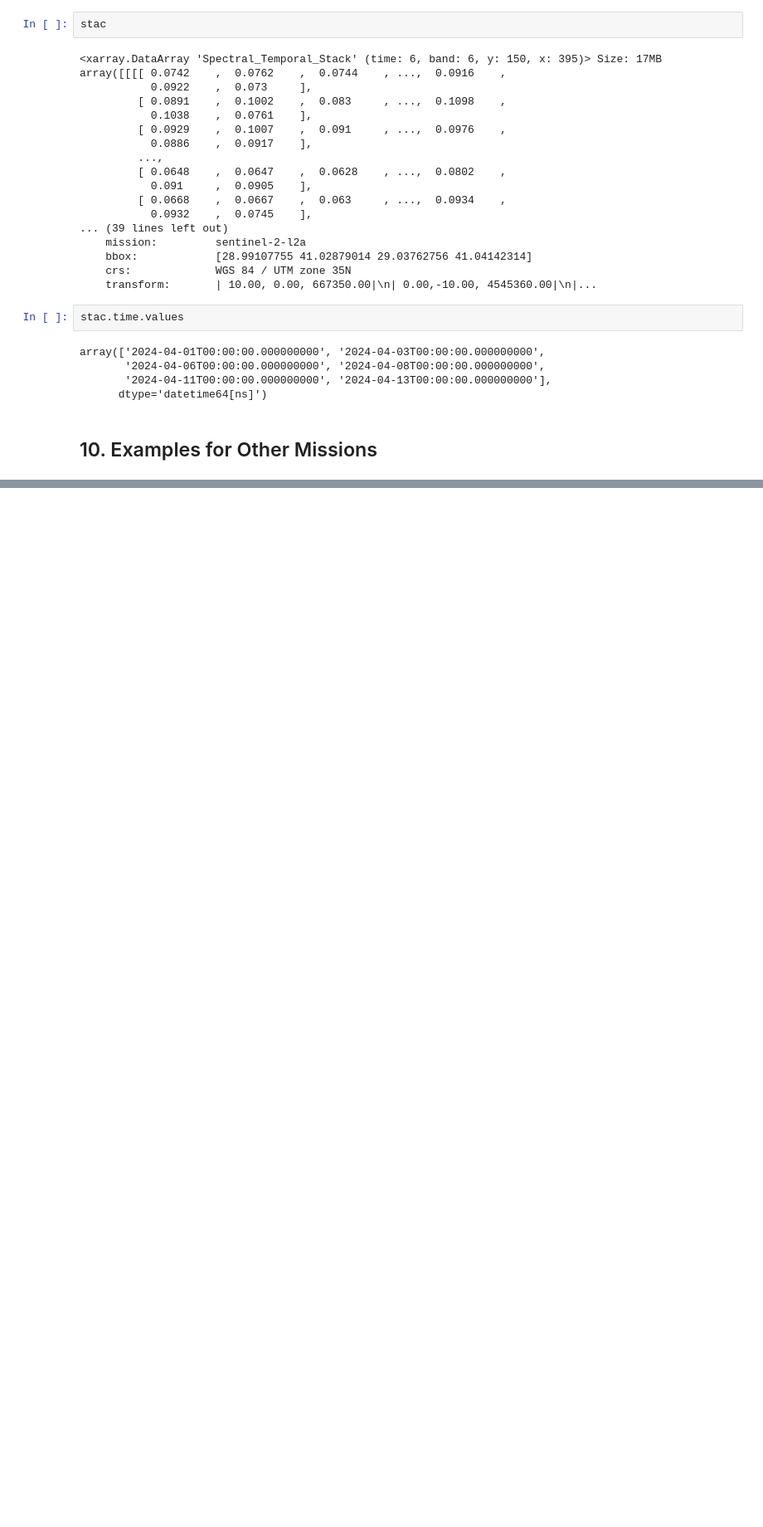
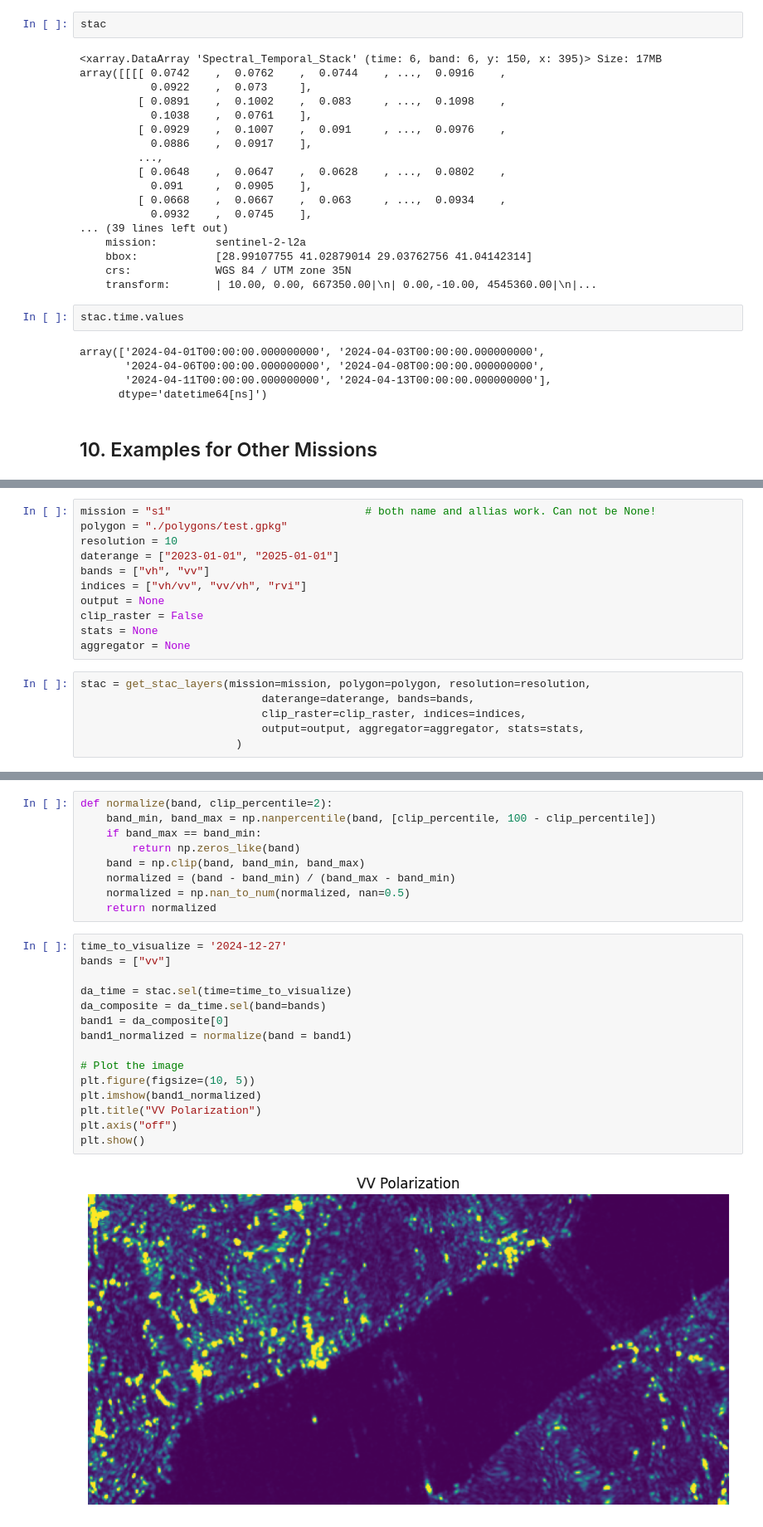
Before and after one commit to BaturalpArisoy/stac2cube, a Jupyter notebook: interactive/1_get_stac_layers.ipynb, the cells around one changed output, grey strips where cells are left out. Shown at 83% size. Saved outputs shown, nothing was run; the diff lists cells and outputs as text; blank space fills up the shorter version.

```diff
--- a/interactive/1_get_stac_layers.ipynb
+++ b/interactive/1_get_stac_layers.ipynb
@@ -601,0 +607,17 @@ array(['2024-04-01T00:00:00.000000000', '2024-04-03T00:00:00.000000000',
+# %%
+mission = "s1"                              # both name and allias work. Can not be None!
+polygon = "./polygons/test.gpkg"
+resolution = 10
+daterange = ["2023-01-01", "2025-01-01"]
+bands = ["vh", "vv"]
+indices = ["vh/vv", "vv/vh", "rvi"]
+output = None
+clip_raster = False
+stats = None
+aggregator = None
+# %%
+stac = get_stac_layers(mission=mission, polygon=polygon, resolution=resolution,
+                            daterange=daterange, bands=bands,
+                            clip_raster=clip_raster, indices=indices,
+                            output=output, aggregator=aggregator, stats=stats,
+                        )
@@ -601,0 +643,26 @@ array(['2024-04-01T00:00:00.000000000', '2024-04-03T00:00:00.000000000',
+# %%
+def normalize(band, clip_percentile=2):
+    band_min, band_max = np.nanpercentile(band, [clip_percentile, 100 - clip_percentile])
+    if band_max == band_min:
+        return np.zeros_like(band)
+    band = np.clip(band, band_min, band_max)
+    normalized = (band - band_min) / (band_max - band_min)
+    normalized = np.nan_to_num(normalized, nan=0.5)
+    return normalized
+# %%
+time_to_visualize = '2024-12-27'
+bands = ["vv"]
+
+da_time = stac.sel(time=time_to_visualize)
+da_composite = da_time.sel(band=bands)
+band1 = da_composite[0]
+band1_normalized = normalize(band = band1)
+
+# Plot the image
+plt.figure(figsize=(10, 5))
+plt.imshow(band1_normalized)
+plt.title("VV Polarization")
+plt.axis("off")
+plt.show()
+# %% [output]
+[figure, added]
```
Also changed, not shown: parts of 40 cells of this notebook, 13 other files.
